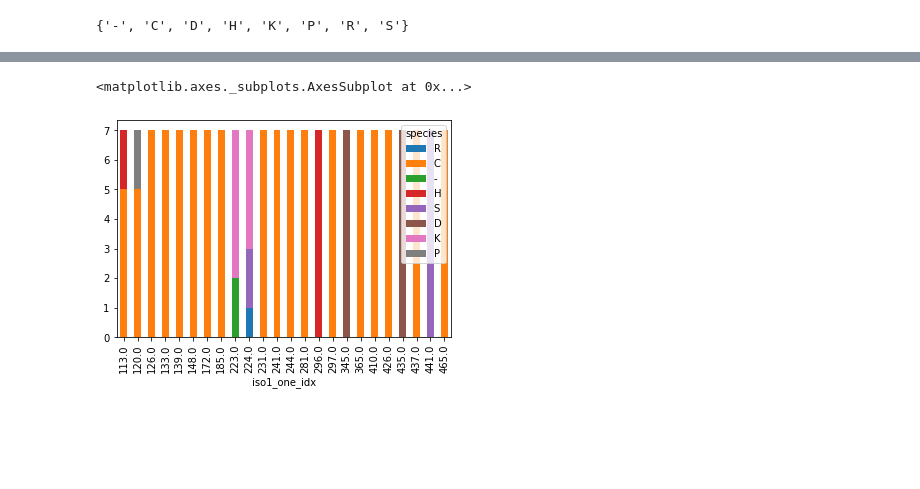
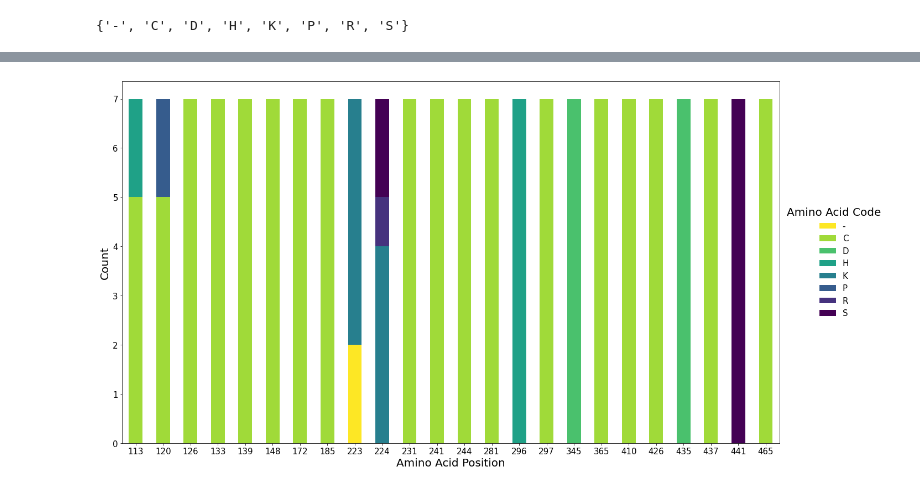
Before and after one commit to ethho/epi-model-reu, a Jupyter notebook: code/Figure1_StackedBarplot.ipynb, the cells around one changed output, grey strips where cells are left out. Cells and saved outputs as stored; diff of their text form; code cells hidden in the pictures; blank space fills up the shorter version.

```diff
--- a/code/Figure1_StackedBarplot.ipynb
+++ b/code/Figure1_StackedBarplot.ipynb
@@ -24,0 +29,2 @@ summary.head()
+# %%
+summary['iso1_one_idx'] = [int(i) for i in summary['iso1_one_idx']]
@@ -150,2 +195,2 @@ summary_wide.reset_index()
 # %%
-summary_wide[list(aa_codes)]
+summary_counts = summary_wide[list(aa_codes)]
@@ -171,5 +197,30 @@ summary_wide[list(aa_codes)]
-# %%
-summary_wide[aa_codes].plot.bar(stacked=True)
-# %% [output]
-<matplotlib.axes._subplots.AxesSubplot at 0x...>
-[figure, removed]
+# %%
+# set up a new matplotlib canvas that is 20 units wide and 10 units tall
+fig, ax = plt.subplots(1, 1, figsize=(20, 10))
+
+# use the plot.bar() method for the pandas dataframe with the stacked=True argument to make a stacked bar plot
+# the sorted(aa_codes) sorts the amino acid codes alphabetically so they show up in that order in the legend
+# the colormap viridis is a popular plotting palette, but we can explore other color schemes
+summary_counts[sorted(aa_codes)].plot.bar(stacked=True, ax=ax, fontsize=15, colormap='viridis_r')
+
+# everything below controls plot aesthetics, since the defaults are not very appealing
+# we ensure the legend is in the plot margin by setting the bbox_to_anchor value
+lg = ax.legend(loc='center left', bbox_to_anchor=(1, 0.5), title='Amino Acid Code', fontsize=15, frameon=False)
+
+# we increase the size of the legend title by extracting the title element, assigning it to a variable, and manipulating attributes of that variable
+title = lg.get_title()
+title.set_fontsize(20)
+
+# we use a similar pattern to increase the x and y tick mark font sizes and to place axis labels
+ax.set_ylabel('Count', fontsize=20)
+ax.set_xlabel('Amino Acid Position', fontsize=20)
+
+# we then make sure the numbers on the x-axis are rotated properly so they're easy to read
+ax.set_xticklabels(ax.get_xticklabels(), rotation=0)
+
+# finally, plt.tight_layout() performs a bit of magic to space out text and margins
+plt.tight_layout()
+
+plt.show()
+# %% [output]
+[figure, added]
```
Also changed, not shown: parts of 18 cells of this notebook.
